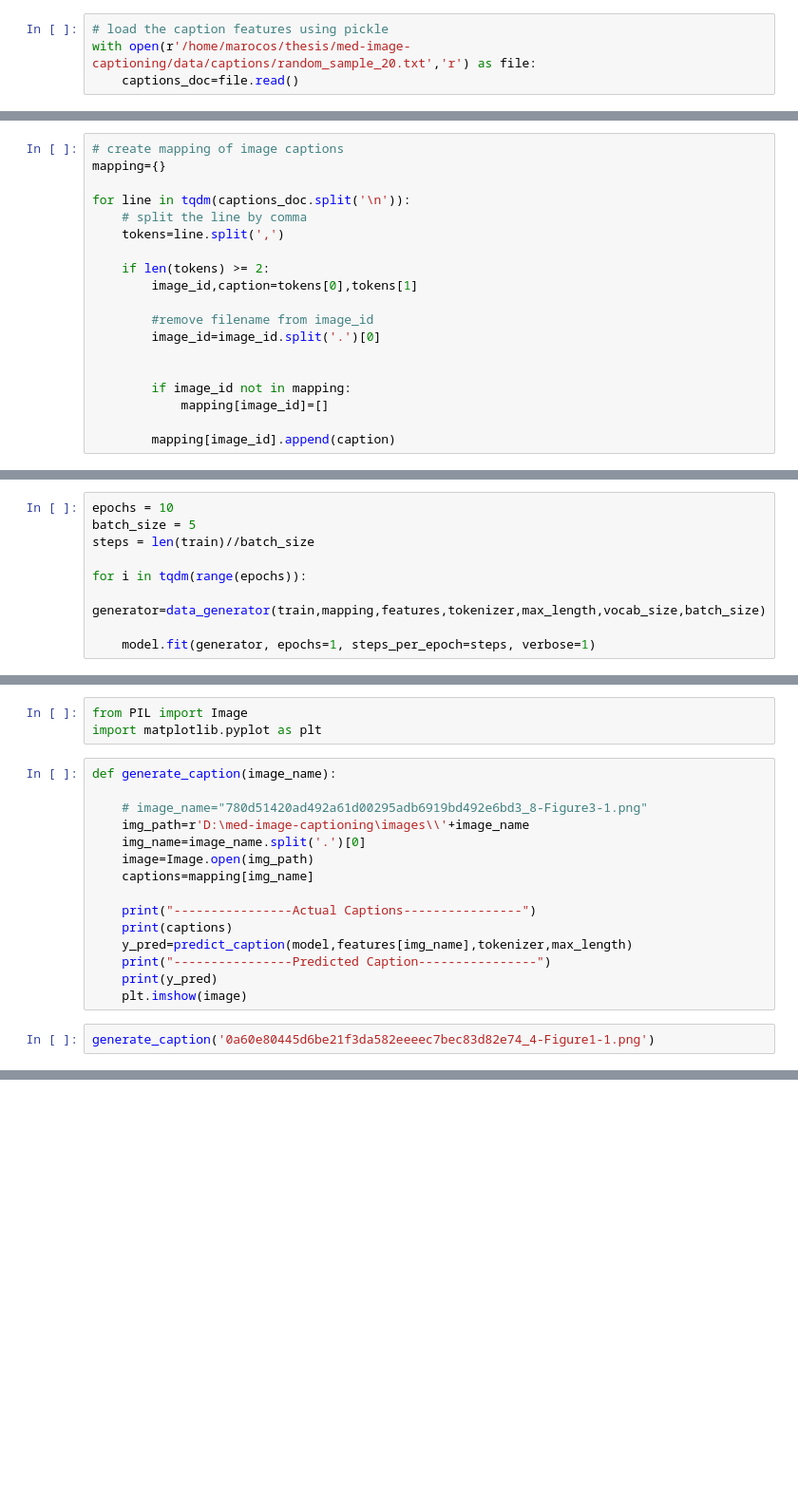
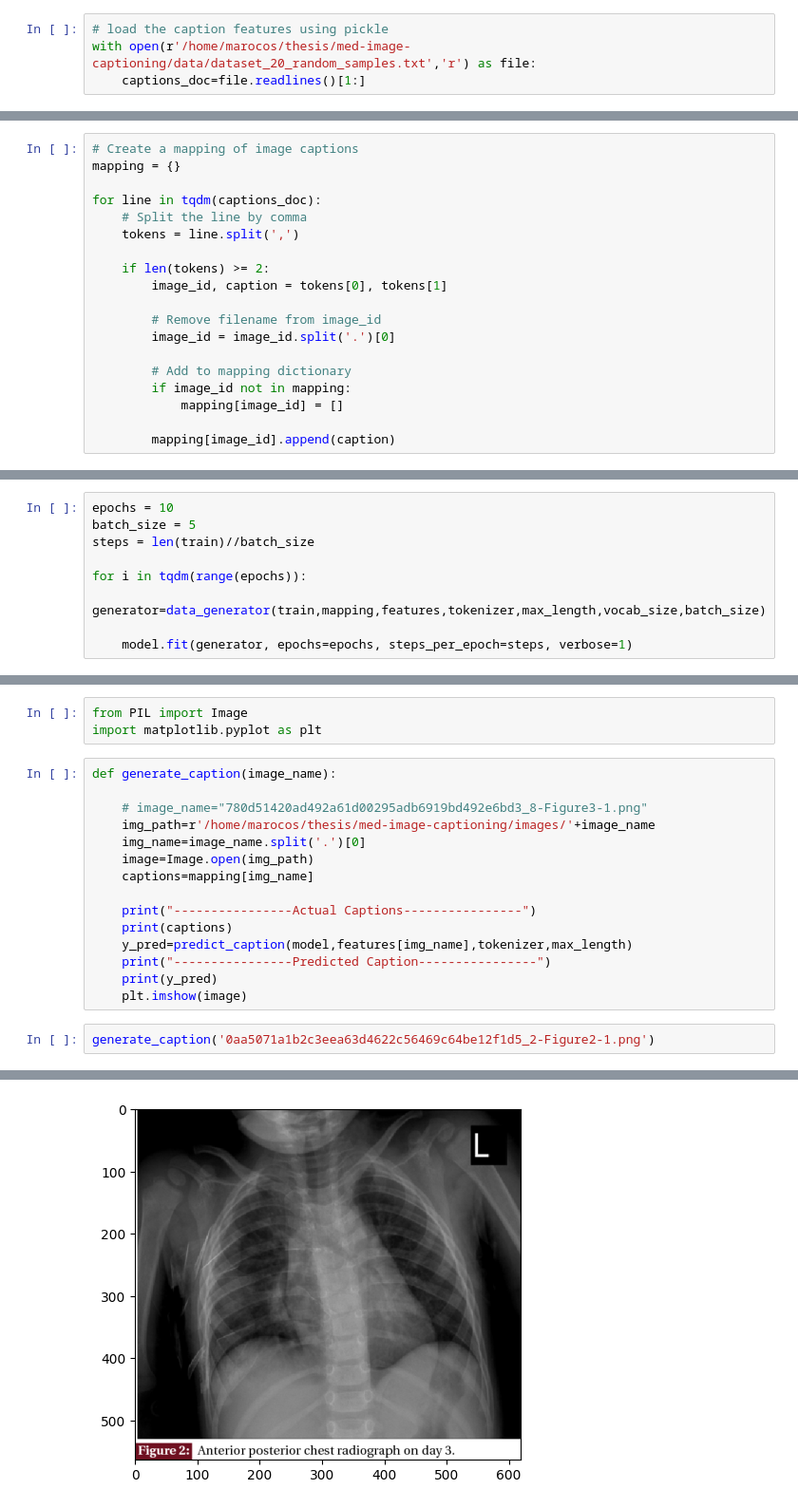
Before and after one commit to NickLitharis/med-image-captioning, a Jupyter notebook: model/model.ipynb, the cells around one changed output, grey strips where cells are left out. Shown: that part at 95% size. Cells and saved outputs as stored; diff of their text form; blank space fills up the shorter version.

```diff
--- a/model/model.ipynb
+++ b/model/model.ipynb
@@ -134,5 +135,5 @@ for img_name in tqdm(os.listdir(directory)):
 ## Loading the captions
 # %%
 # load the caption features using pickle
-with open(r'/home/marocos/thesis/med-image-captioning/data/captions/random_sample_20.txt','r') as file:
-    captions_doc=file.read()
+with open(r'/home/marocos/thesis/med-image-captioning/data/dataset_20_random_samples.txt','r') as file:
+    captions_doc=file.readlines()[1:]
@@ -139,20 +144,20 @@ with open(r'/home/marocos/thesis/med-image-captioning/data/captions/random_sampl
 # %%
-# create mapping of image captions
-mapping={}
+# Create a mapping of image captions
+mapping = {}
 
-for line in tqdm(captions_doc.split('\n')):
-    # split the line by comma
-    tokens=line.split(',')
+for line in tqdm(captions_doc):
+    # Split the line by comma
+    tokens = line.split(',')
 
     if len(tokens) >= 2:
-        image_id,caption=tokens[0],tokens[1]
+        image_id, caption = tokens[0], tokens[1]
 
-        #remove filename from image_id
-        image_id=image_id.split('.')[0]
+        # Remove filename from image_id
+        image_id = image_id.split('.')[0]
 
-
+        # Add to mapping dictionary
         if image_id not in mapping:
-            mapping[image_id]=[]
+            mapping[image_id] = []
 
         mapping[image_id].append(caption)
 # %%
@@ -271,5 +268,5 @@ steps = len(train)//batch_size
 for i in tqdm(range(epochs)):
     generator=data_generator(train,mapping,features,tokenizer,max_length,vocab_size,batch_size)
 
-    model.fit(generator, epochs=1, steps_per_epoch=steps, verbose=1)
+    model.fit(generator, epochs=epochs, steps_per_epoch=steps, verbose=1)
 # %% [output]
@@ -347,7 +551,7 @@ import matplotlib.pyplot as plt
 def generate_caption(image_name):
 
     # image_name="780d51420ad492a61d00295adb6919bd492e6bd3_8-Figure3-1.png"
-    img_path=r'D:\med-image-captioning\images\\'+image_name
+    img_path=r'/home/marocos/thesis/med-image-captioning/images/'+image_name
     img_name=image_name.split('.')[0]
     image=Image.open(img_path)
     captions=mapping[img_name]
@@ -359,4 +563,5 @@ def generate_caption(image_name):
     print(y_pred)
     plt.imshow(image)
 # %%
-generate_caption('0a60e80445d6be21f3da582eeeec7bec83d82e74_4-Figure1-1.png')
+generate_caption('0aa5071a1b2c3eea63d4622c56469c64be12f1d5_2-Figure2-1.png')
+# %% [output]
@@ -362,0 +572 @@ generate_caption('0a60e80445d6be21f3da582eeeec7bec83d82e74_4-Figure1-1.png')
+[figure, added]
```
Also changed, not shown: parts of 12 cells of this notebook.
